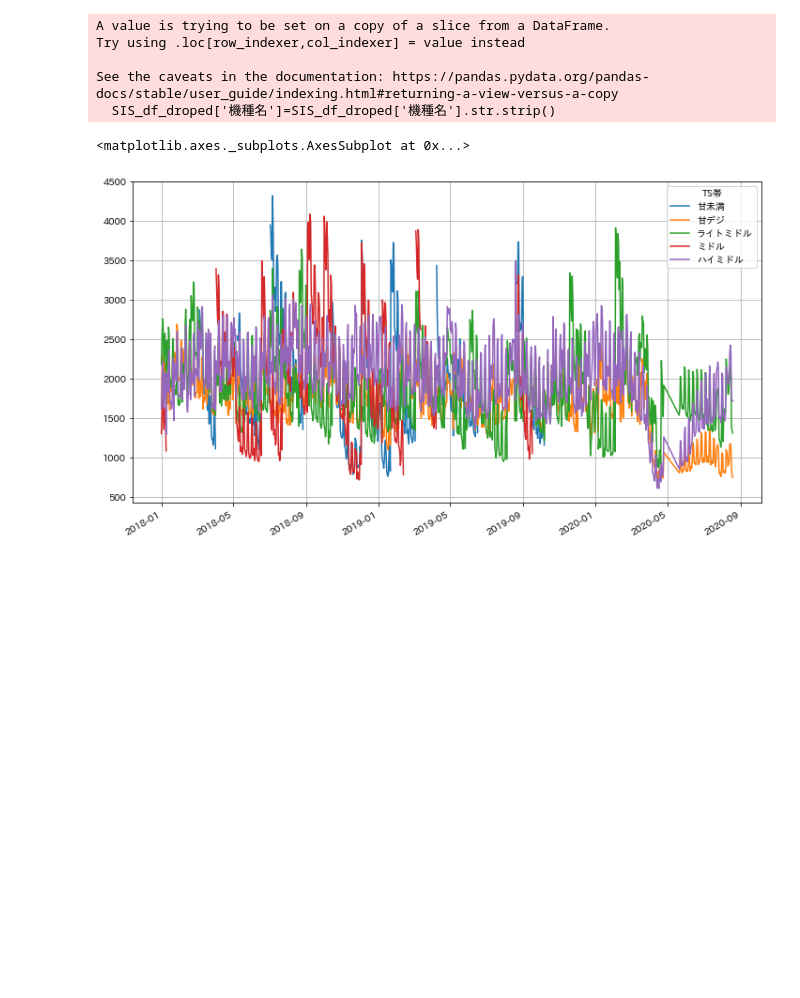
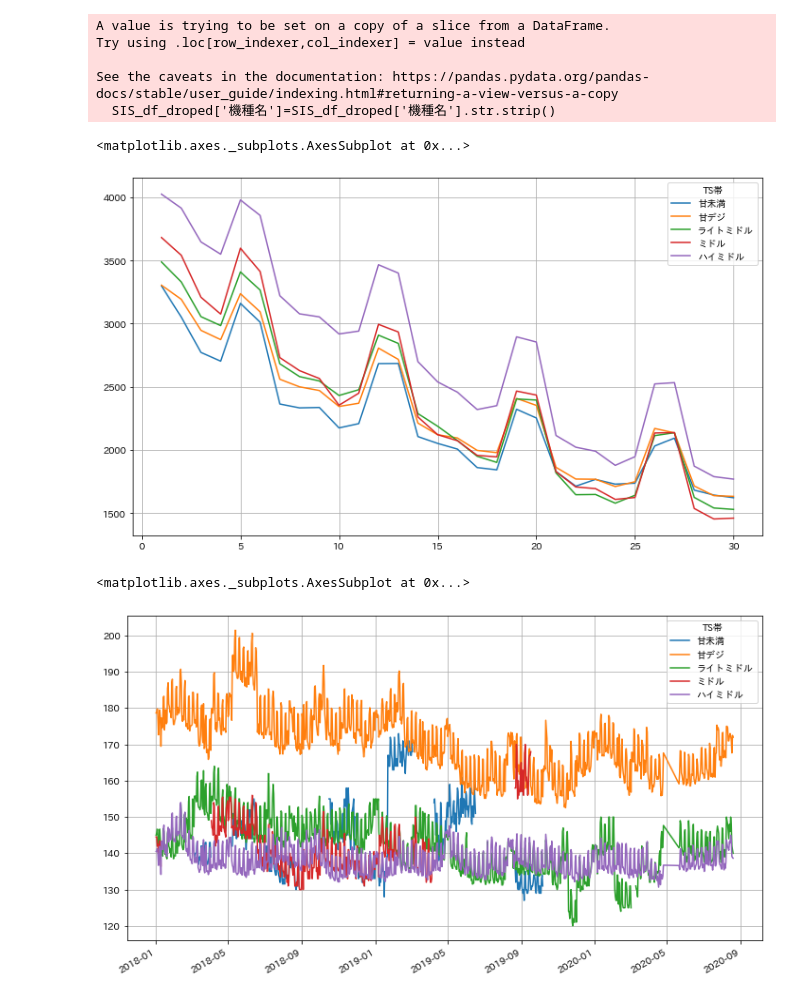
Before and after one commit to zapprvjp/my-first-repo, a Jupyter notebook: SIS_analyze.ipynb, the cells around one changed output. Drawn from its saved outputs; the diff is of its cells as text; code cells hidden in the pictures; blank space fills up the shorter version.

```diff
--- a/SIS_analyze.ipynb
+++ b/SIS_analyze.ipynb
@@ -5,16 +5,39 @@ import seaborn as sns
 import pandas as pd
 import numpy as np
 
+# Jupyterの表示オプション
+pd.set_option('display.max_rows', 100)
+pd.set_option('display.max_columns', 100)
+
 # エクセルファイルの読み込み
+# SIS日刊データ
 SIS_df=pd.read_excel("SIS分析プロジェクト_日刊60日切り-週間100データ対応_容量削減ver_200819.xlsm",
                      sheet_name="日毎データ累積",
                      header=1,
                      encoding="cp932")
-SIS_df_droped=SIS_df.dropna(subset=["機種名"])
+SIS_df_droped=SIS_df.dropna(subset=["機種名","客滞"])
 SIS_df_droped['機種名']=SIS_df_droped['機種名'].str.strip()
+# SIS_df_droped=SIS_df_droped[(SIS_df_droped["客滞"] != "データなし")]
+
+# 市場スペックデータ
 Spec_df=pd.read_excel("右打ちチェック用市場データ改β.xlsm",
                       sheet_name="データベース",
                       encoding="cp932")
+df_renamed=Spec_df.rename(columns={"Oneshot_Rate":"単発率",
+                                    "SurfaceCont_Rate":"名目継続率",
+                                    "HeavenRush_Rate":"天国突入率",
+                                    "FirtstT1Y_Ave":"初回平均T1Y",
+                                    "GuessSimMY_Ave":"平均MY"})
+# 継続率をビン分割
+Cont_bins = [0,0.5,0.6,0.7,0.8,0.9,1]
+TS_bins = [0,70,150,220,270,320]
+Contbins_names=["継続0%-50%","継続50%-60%","継続60%-70%","継続70%-80%","継続80%-90%","継続90%-100%"]
+TSbins_names=["甘未満","甘デジ","ライトミドル","ミドル","ハイミドル"]
+# dfにビンの列を追加
+df_renamed["継続率帯"] = pd.cut(df_renamed["名目継続率"], Cont_bins, labels=Contbins_names)
+df_renamed["TS帯"] = pd.cut(df_renamed["TS"], TS_bins, labels=TSbins_names)
+df_renamed
+# 過去機種データベース
 Product_df=pd.read_excel("過去機種データベースまとめ_200416.xlsx",
                          sheet_name="オール機種 数値化",
                          header=11,
@@ -25,34 +48,42 @@ Try using .loc[row_indexer,col_indexer] = value instead
 
 See the caveats in the documentation: https://pandas.pydata.org/pandas-docs/stable/user_guide/indexing.html#returning-a-view-versus-a-copy
   SIS_df_droped['機種名']=SIS_df_droped['機種名'].str.strip()
+# %%
+pivot_SIS_df=SIS_df_droped.pivot_table(index="機種名",
+                                       columns="導入日数",
+                                       values="アウト",
+                                       aggfunc="mean")
+
+# 対象となる日付をリスト化して保持
+date_list=list(pivot_SIS_df.columns)
+# データフレームの結合
+merge_df=pd.merge(left=pivot_SIS_df,
+                  right=df_renamed,
+                  left_index=True,
+                  right_on="Product_name",
+                  how="left")
+grouped=merge_df.groupby("TS帯").mean()[date_list].T.iloc[0:30]
+grouped.plot(figsize=(12,7),grid=True)
+# %% [output]
+<matplotlib.axes._subplots.AxesSubplot at 0x...>
+[figure, added]
 # %%
-SIS_df_reset=SIS_df_droped.set_index("日付")["2018-01-01":].reset_index()
-pivot_SIS_df=SIS_df_reset.pivot_table(index="機種名",
-                                      columns="日付",
-                                      values="アウト",
-                                      aggfunc="mean")
-
+#　客滞の集計表示
+SIS_df_droped=SIS_df_droped.set_index("日付")["2018-01-01":].reset_index()
+pivot_SIS_df=SIS_df_droped.pivot_table(index="機種名",
+                                       columns="日付",
+                                       values="客滞",
+                                       aggfunc="mean")
 # 対象となる日付をリスト化して保持
 date_list=list(pivot_SIS_df.columns)
 # データフレームの結合
 merge_df=pd.merge(left=pivot_SIS_df,
-                  right=Spec_df,
+                  right=df_renamed,
                   left_index=True,
                   right_on="Product_name",
                   how="left")
-df_renamed=merge_df.rename(columns={"Oneshot_Rate":"単発率",
-                                     "SurfaceCont_Rate":"名目継続率",
-                                     "HeavenRush_Rate":"天国突入率"})
-# 継続率をビン分割
-Cont_bins = [0,0.5,0.6,0.7,0.8,0.9,1]
-TS_bins = [0,70,150,220,270,320]
-Contbins_names=["継続0%-50%","継続50%-60%","継続60%-70%","継続70%-80%","継続80%-90%","継続90%-100%"]
-TSbins_names=["甘未満","甘デジ","ライトミドル","ミドル","ハイミドル"]
-# dfにビンの列を追加
-df_renamed["継続率帯"] = pd.cut(df_renamed["名目継続率"], Cont_bins, labels=contbins_names)
-df_renamed["TS帯"] = pd.cut(df_renamed["TS"], TS_bins, labels=TSbins_names)
-grouped=df_renamed.groupby("TS帯").mean()[date_list].T
+grouped=merge_df.groupby("TS帯").mean()[date_list].T
 grouped.plot(figsize=(12,7),grid=True)
 # %% [output]
 <matplotlib.axes._subplots.AxesSubplot at 0x...>
-[figure, old version]
+[figure, new version]
```
Also changed, not shown: parts of 6 cells of this notebook.
